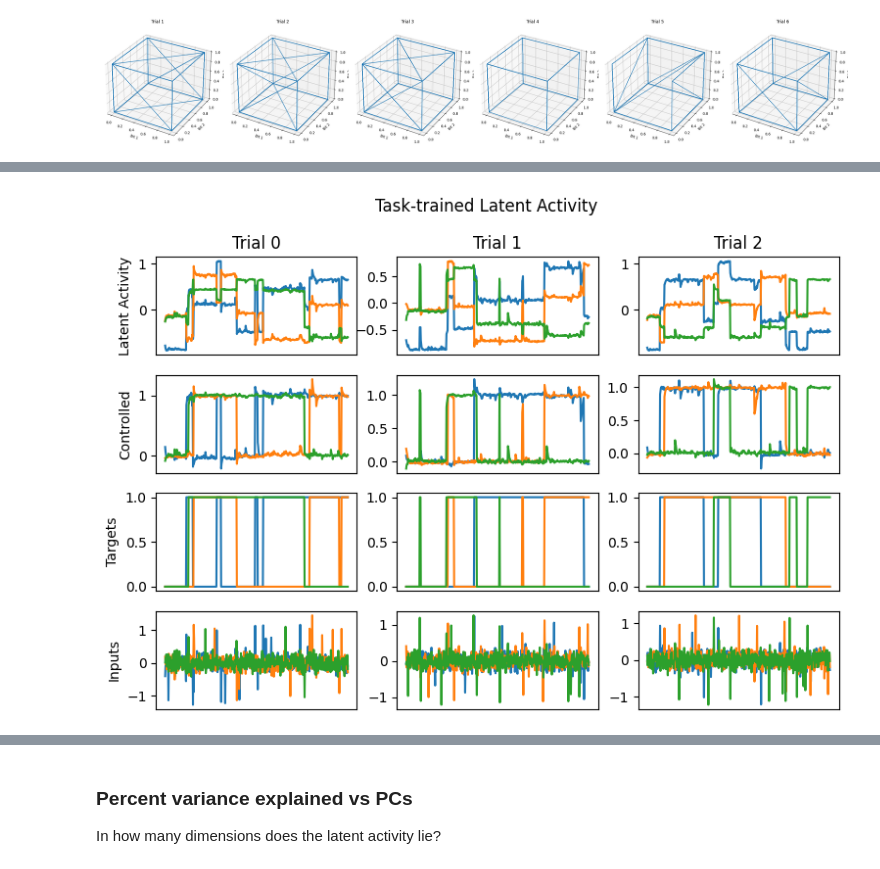
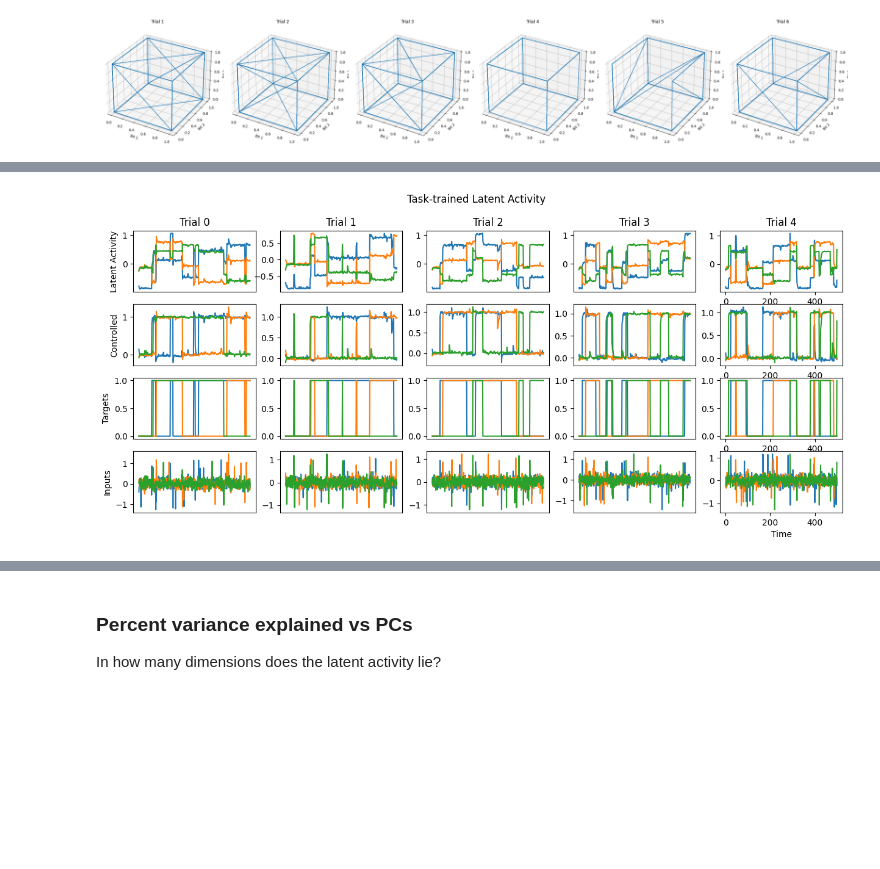
Before and after one commit to alejandradu/gnode, a Jupyter notebook: examples/TaskTraining_Analysis.ipynb, the cells around one changed output, grey strips where cells are left out. Cells and saved outputs as stored; diff of their text form; code cells hidden in the pictures; blank space fills up the shorter version.

```diff
--- a/examples/TaskTraining_Analysis.ipynb
+++ b/examples/TaskTraining_Analysis.ipynb
@@ -118,12 +118,10 @@ Cannot proceed in analysis due to bug, have to retrain
 
 **IMPORTANT** model is clearly much more accurate when the number of epochs is 1500 instead of 150 (the test size)
 # %%
-fpath_3bff = "/scratch/network/ad2002/content/trained_models/task-trained/20240312_NODE_NBFF_Test/weight_decay=1e-08 max_epochs=1500 seed=0/"
+path_march18 = "/scratch/network/ad2002/content/trained_models/task-trained/KEEP/20240312_NODE_NBFF_Test/weight_decay=1e-08 max_epochs=1500 seed=0/"
 # Create the analysis object:
-analysis_tt_3bff = Analysis_TT(
-    run_name = "tt_3BFF",
-    filepath = fpath_3bff)
+ana_march18 = Analysis_TT(run_name = "march18_1", filepath = path_march18)
 
-analysis_tt_3bff.plot_trial_io(num_trials=5)
+ana_march18.plot_trial_io(num_trials=5)
 # %% [output]
-[figure, old version]
+[figure, new version]
```
Also changed, not shown: parts of 15 cells of this notebook, 23 other files.
